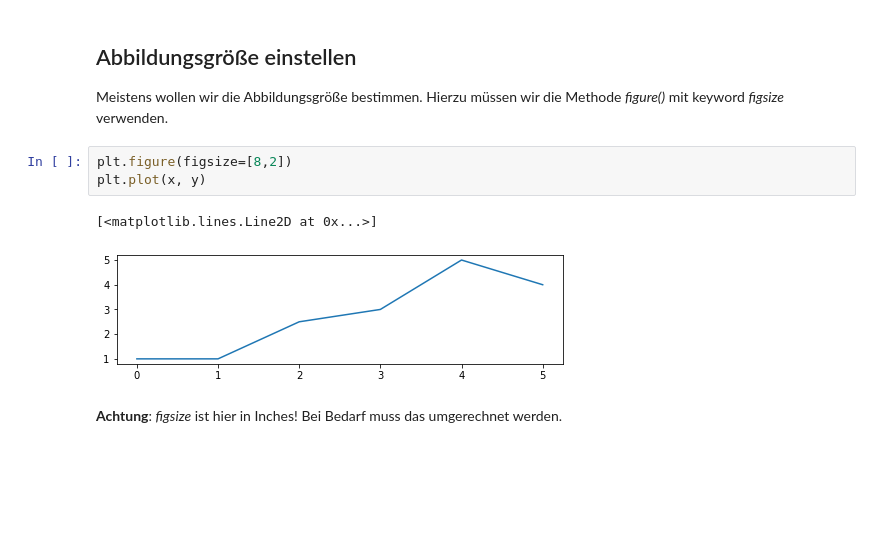
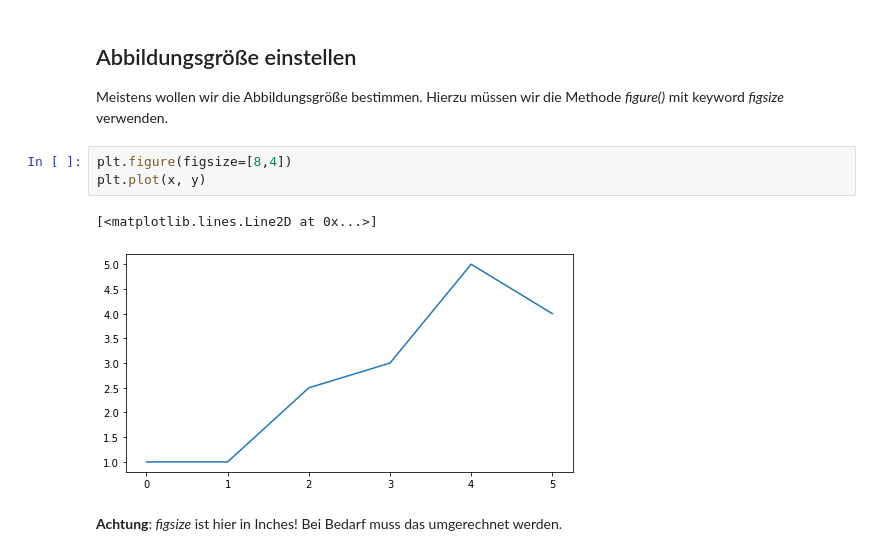
Before and after one commit to KIT-IngGeo/Geodatenanalyse, a Jupyter notebook: tag-2_block-1/geodatenanalyse_2-1-5_vorlesung.ipynb, the cells around one changed output. Drawn from its saved outputs; the diff is of its cells as text; blank space fills up the shorter version.

```diff
--- a/tag-2_block-1/geodatenanalyse_2-1-5_vorlesung.ipynb
+++ b/tag-2_block-1/geodatenanalyse_2-1-5_vorlesung.ipynb
@@ -63,11 +63,11 @@ So einfach ist das!
 
 Meistens wollen wir die Abbildungsgröße bestimmen. Hierzu müssen wir die Methode *figure()* mit keyword *figsize* verwenden.
 # %%
-plt.figure(figsize=[8,2])
+plt.figure(figsize=[8,4])
 plt.plot(x, y)
 # %% [output]
 [<matplotlib.lines.Line2D at 0x...>]
-[figure, old version]
+[figure, new version]
 # %% [markdown]
 **Achtung**: *figsize* ist hier in Inches! Bei Bedarf muss das umgerechnet werden.
 # %% [markdown]
```
Also changed, not shown: parts of 9 cells of this notebook, 4 other files.
